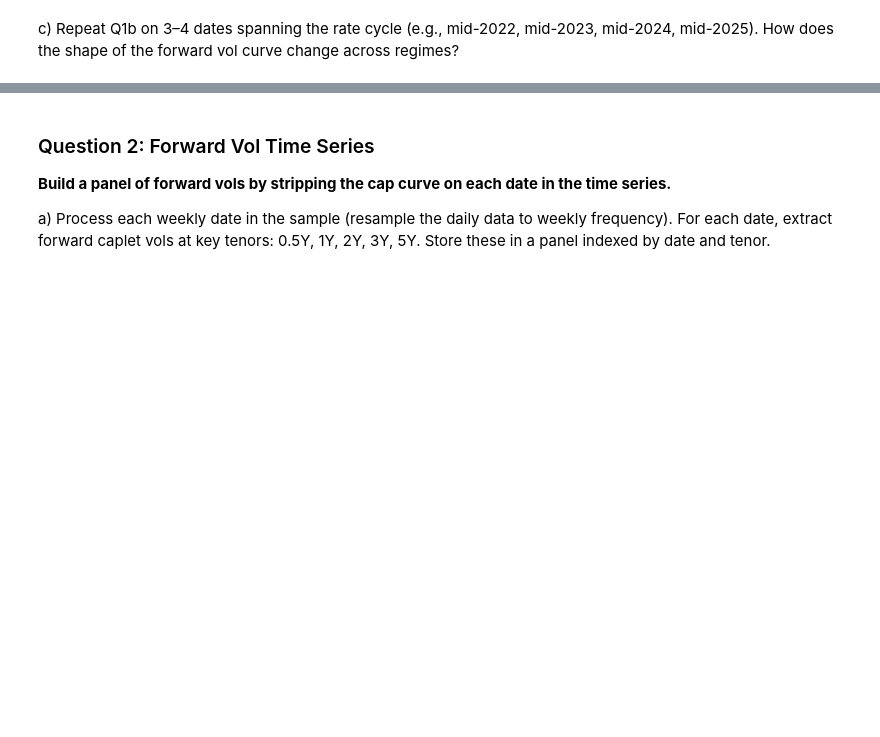
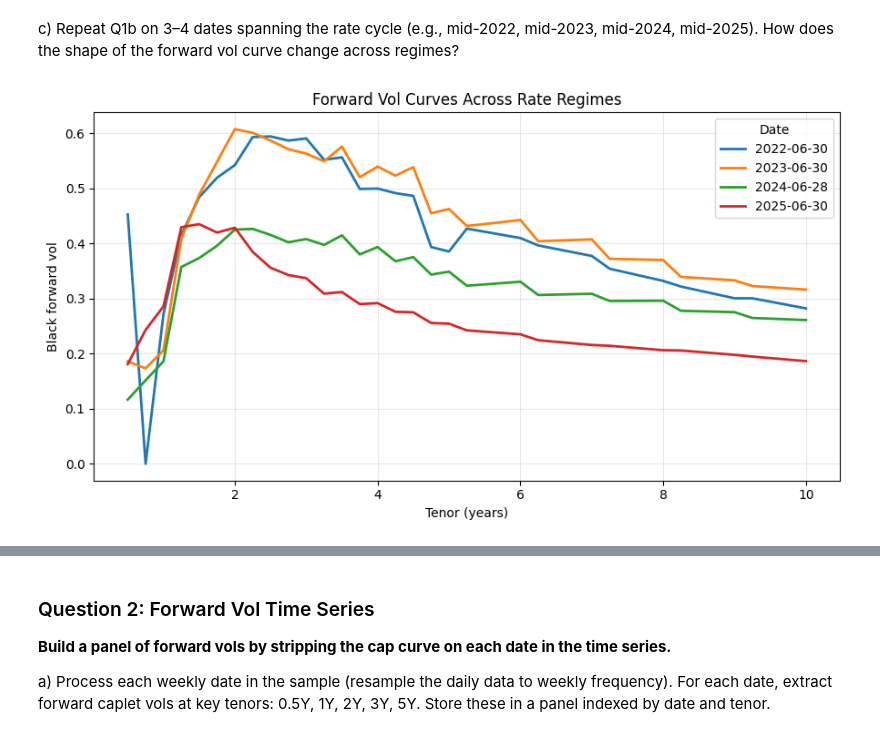
Before and after one commit to azakharove/finm37500P8, a Jupyter notebook: P8 Forward Volatility from the SOFR Cap Market_AZ.ipynb, the cells around one changed output, grey strips where cells are left out. Drawn from its saved outputs; the diff is of its cells as text; code cells hidden in the pictures; blank space fills up the shorter version.

```diff
--- a/P8 Forward Volatility from the SOFR Cap Market_AZ.ipynb
+++ b/P8 Forward Volatility from the SOFR Cap Market_AZ.ipynb
@@ -630,3 +630,39 @@ plt.show()
 [figure]
 # %% [markdown]
 c) Repeat Q1b on 3–4 dates spanning the rate cycle (e.g., mid-2022, mid-2023, mid-2024, mid-2025). How does the shape of the forward vol curve change across regimes?
+# %%
+q1c_dates = [
+    pd.Timestamp("2022-06-30"),  # Aggressive hiking cycle
+    pd.Timestamp("2023-06-30"),  # late hiking / near peak
+    pd.Timestamp("2024-06-28"),  # pause
+    pd.Timestamp("2025-06-30"),  # easing
+]
+
+q1c_curves = {}
+
+for d in q1c_dates:
+    q1c_curves[d] = strip_forward_vol_curve(
+        d,
+        cap_data=cap_data,
+        sofr_data=sofr_data,
+        quarterly_grid = quarterly_grid,
+        delta = delta,
+        notional = notional
+    )
+
+# Forward vol curves across regimes
+fig, ax = plt.subplots(figsize=(9, 5))
+
+for d, curve in q1c_curves.items():
+    curve["fwd vols"].dropna().plot(ax=ax, linewidth=2, label=str(d.date()))
+
+ax.set_xlabel("Tenor (years)")
+ax.set_ylabel("Black forward vol")
+ax.set_title("Forward Vol Curves Across Rate Regimes")
+ax.legend(title="Date")
+ax.grid(True, alpha=0.3)
+
+plt.tight_layout()
+plt.show()
+# %% [output]
+[figure, added]
```
Also changed, not shown: parts of 7 cells of this notebook.
